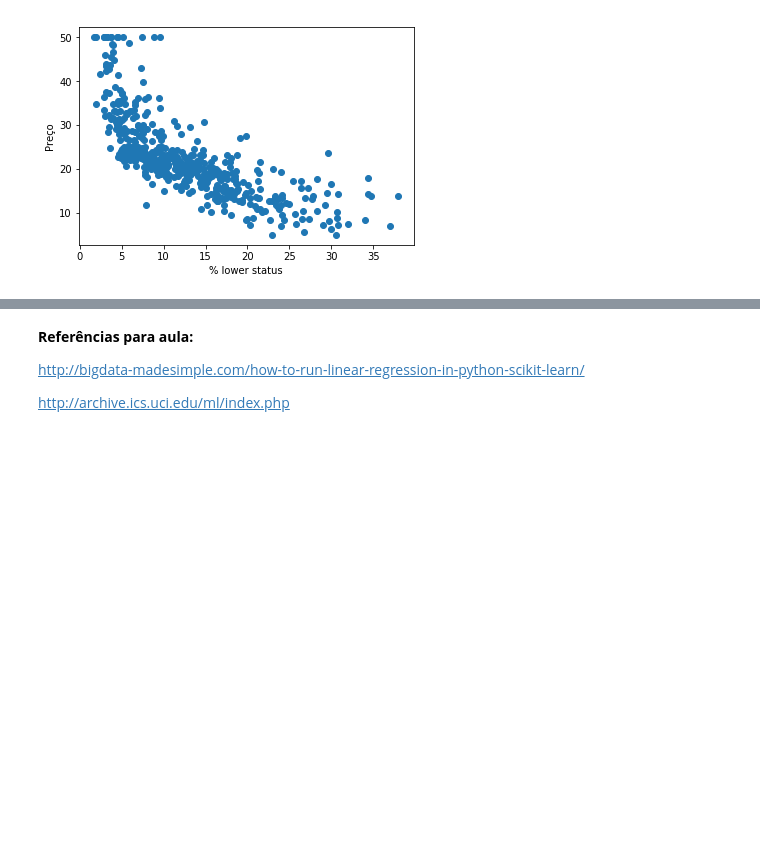
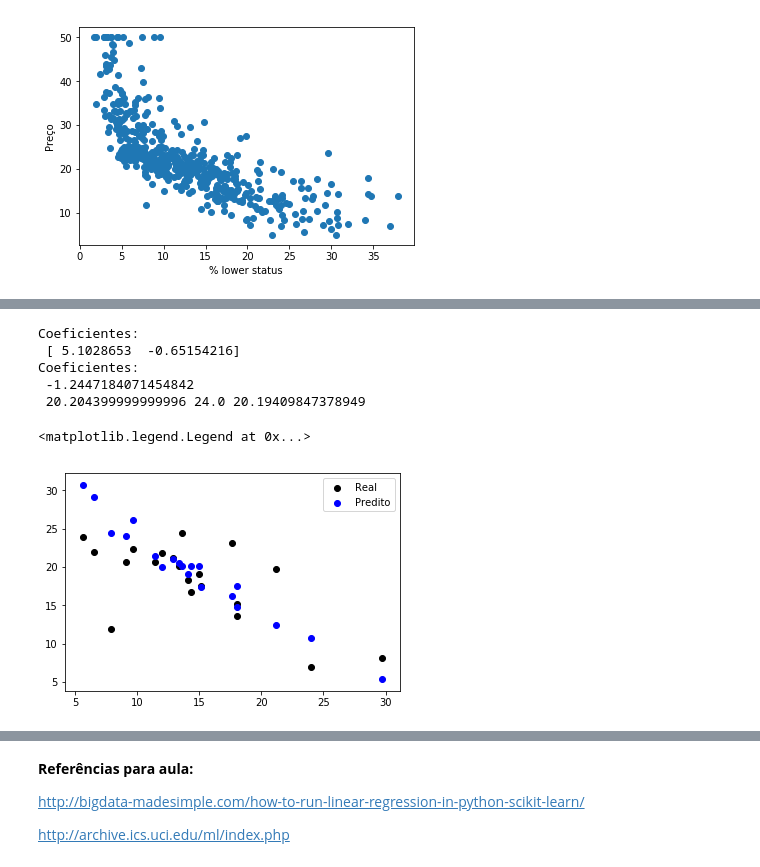
Before and after one commit to lucianaa/topicosIC, a Jupyter notebook: aula4.ipynb, the cells around one changed output, grey strips where cells are left out. Drawn from its saved outputs; the diff is of its cells as text; code cells hidden in the pictures; blank space fills up the shorter version.

```diff
--- a/aula4.ipynb
+++ b/aula4.ipynb
@@ -124,3 +124,15 @@ plt.ylabel('Preço')
 plt.show()
 # %% [output]
 [figure]
+# %%
+#resume o carregamento da base e da tabela
+from sklearn.datasets import load_boston
+import pandas
+
+boston = load_boston()
+tabela = pandas.DataFrame(boston.data)
+tabela.columns = boston.feature_names
+
+#seleciona duas colunas
+X = tabela[["RM", "LSTAT"]]
+print(X)
@@ -126,0 +163,48 @@ plt.show()
+# %%
+#separa dados de treinamento do modelo linear e dados para validação do modelo
+#inclui o modulo de regressão linear
+from sklearn import linear_model
+import matplotlib.pyplot as plt
+
+#separa em dois conjuntos, um para treinamento e outro para validação (20 últimos)
+X_t = X[:-20]
+X_v = X[-20:]
+#print(X_t["RM"])
+y_t = tabela["Preço"][:-20]
+y_v = tabela["Preço"][-20:]
+
+regr = linear_model.LinearRegression()
+
+# treina o modelo
+regr.fit(X_t, y_t)
+
+# faz a predição
+y_pred = regr.predict(X_v)
+
+# coeficientes a
+print('Coeficientes: \n', regr.coef_)
+#intercepto b
+print('Coeficientes: \n', regr.intercept_)
+#y = 5.10*RM + -0.65*LSTAT + -1.24
+
+#prediz manualmente os valores com base nos coeficientes encontrados na regressao
+y_teste = 5.10*X_v["RM"] - 0.65*X_v["LSTAT"]- 1.24
+
+#exibe o valor predito manualmente y_teste, que começa de 486
+#exibe o valor real y_t
+#exibe o valor predito pela regressão linear
+
+print(y_teste[486], y_t[0],y_pred[0])
+
+#plota todos os valores de validação
+plt.scatter(X_v["LSTAT"], y_v,  color='black')
+plt.scatter(X_v["LSTAT"], y_pred, color='blue')
+plt.legend(["Real", "Predito"])
+# %% [output]
+Coeficientes:
+ [ 5.1028653  -0.65154216]
+Coeficientes:
+ -1.2447184071454842
+ 20.204399999999996 24.0 20.19409847378949
+<matplotlib.legend.Legend at 0x...>
+[figure, added]
```
Also changed, not shown: parts of 3 cells of this notebook.
